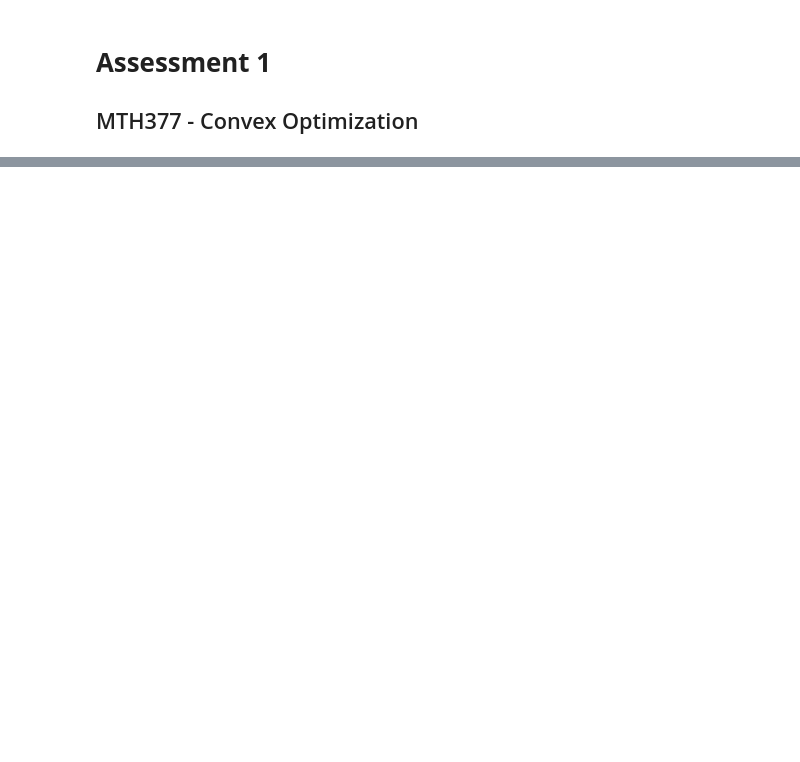
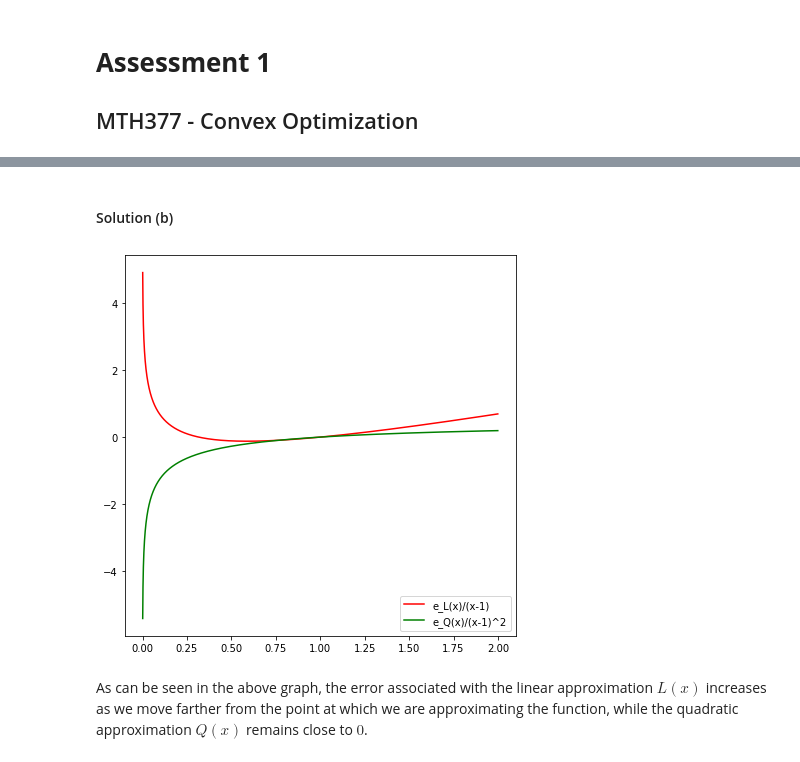
Before and after one commit to meharkhurana03/coo-repo, a Jupyter notebook: assn1.ipynb, the cells around one changed output, grey strips where cells are left out. Saved outputs shown, nothing was run; the diff lists cells and outputs as text; code cells hidden in the pictures; blank space fills up the shorter version.

```diff
--- a/assn1.ipynb
+++ b/assn1.ipynb
@@ -4 +79,29 @@
+# %% [markdown]
+#### Solution (b)
+# %%
+# defining the error b/w f(x) and L(x)
+def e_L(x):
+  return f1(x) - L(x)
+
+# defining the error b/w f(x) and Q(x)
+def e_Q(x):
+  return f1(x) - Q(x)
+
+# defining z1 and z2 which are to be plotted
+z1 = e_L(xLin)/(xLin-1)
+z2 = e_Q(xLin)/((xLin-1)**2)
+
+
+# plotting the functions
+fig = plt.figure(figsize=(7, 7))
+
+plt.plot(xLin, z1, 'r', label='e_L(x)/(x-1)')
+plt.plot(xLin, z2, 'g', label='e_Q(x)/(x-1)^2')
+
+plt.legend(loc='lower right')
+plt.show()
+# %% [output]
+[figure, added]
+# %% [markdown]
+As can be seen in the above graph, the error associated with the linear approximation $L(x)$ increases as we move farther from the point at which we are approximating the function, while the quadratic approximation $Q(x)$ remains close to $0$.
 # %% [markdown]
```
Also changed, not shown: parts of 11 cells of this notebook.
